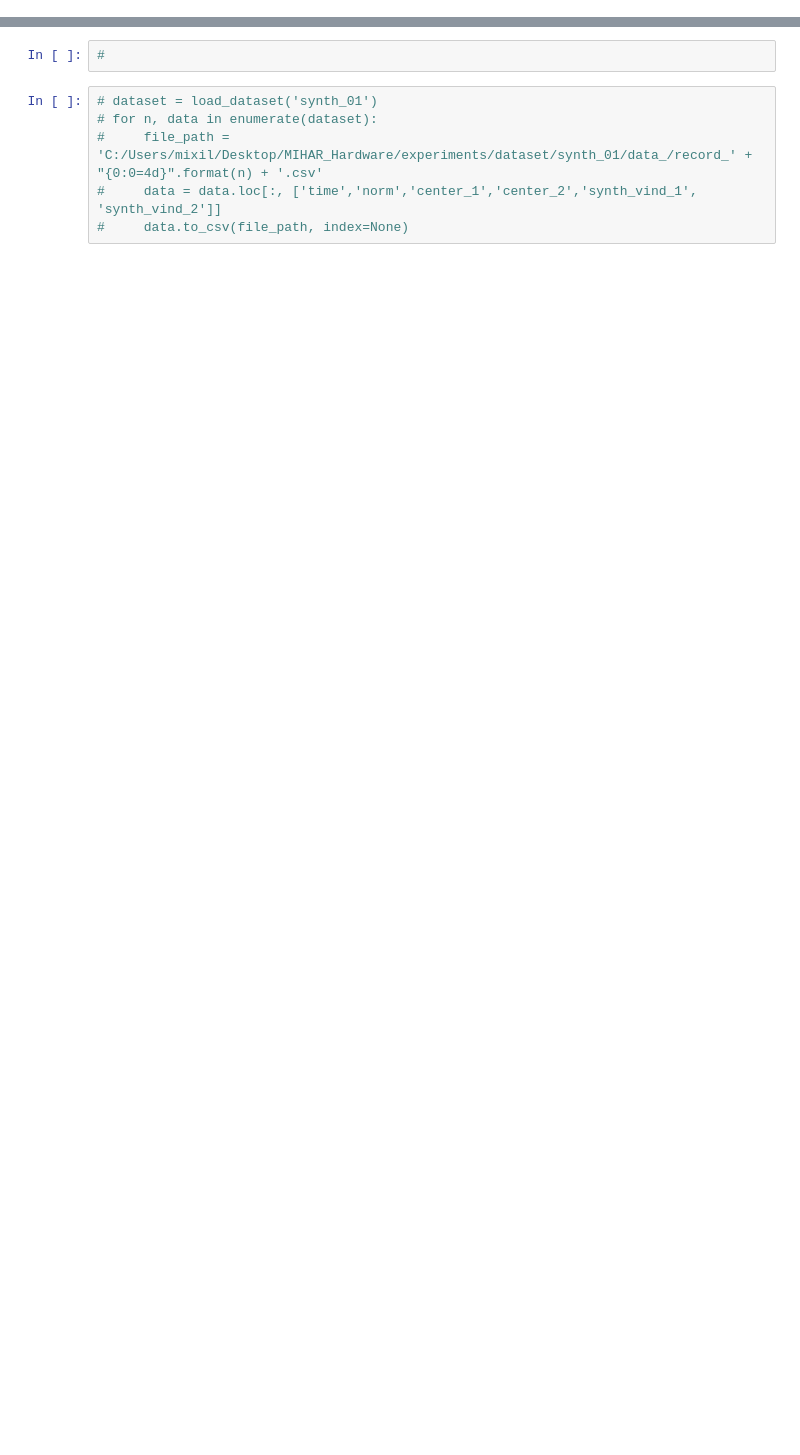
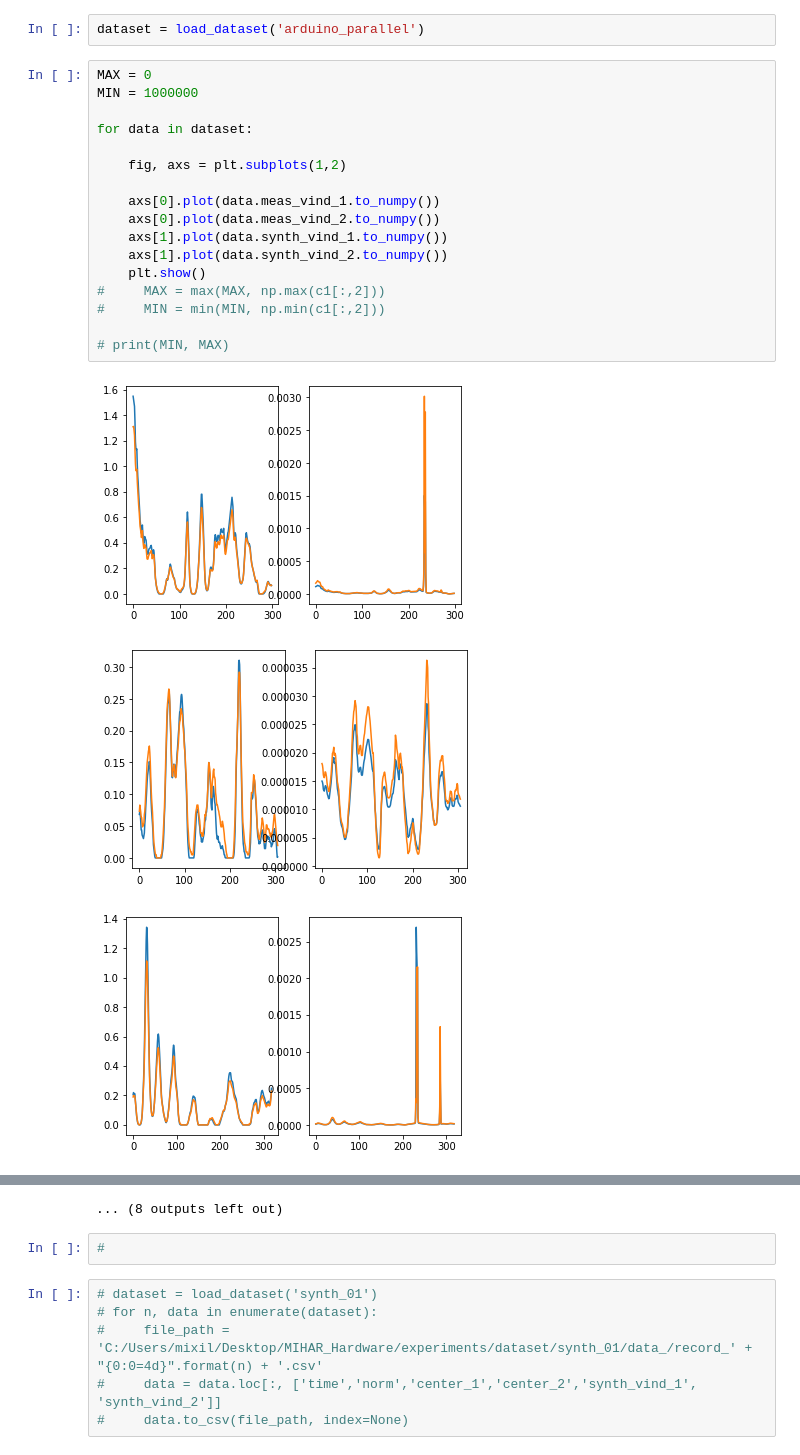
Before and after one commit to negargolestani/kinect_motion_tracking, a Jupyter notebook: test.ipynb, the cells around one changed output, grey strips where cells are left out. Saved outputs shown, nothing was run; the diff lists cells and outputs as text; blank space fills up the shorter version.

```diff
--- a/test.ipynb
+++ b/test.ipynb
@@ -80,0 +61,23 @@ params = dict(N=10, window_length=15, epochs=500, hiddendim=300, latentdim=300)
+# %%
+dataset = load_dataset('arduino_parallel')
+# %%
+MAX = 0
+MIN = 1000000
+
+for data in dataset:
+
+    fig, axs = plt.subplots(1,2)
+
+    axs[0].plot(data.meas_vind_1.to_numpy())
+    axs[0].plot(data.meas_vind_2.to_numpy())
+    axs[1].plot(data.synth_vind_1.to_numpy())
+    axs[1].plot(data.synth_vind_2.to_numpy())
+    plt.show()
+#     MAX = max(MAX, np.max(c1[:,2]))
+#     MIN = min(MIN, np.min(c1[:,2]))
+
+# print(MIN, MAX)
+# %% [output]
+[figure, added]
+[figure, added]
+[figure, added]
@@ -81,3 +93,4 @@ params = dict(N=10, window_length=15, epochs=500, hiddendim=300, latentdim=300)
+... (8 outputs left out)
 # %%
 #
 # %%
```
Also changed, not shown: parts of 14 cells of this notebook, 10 other files.
